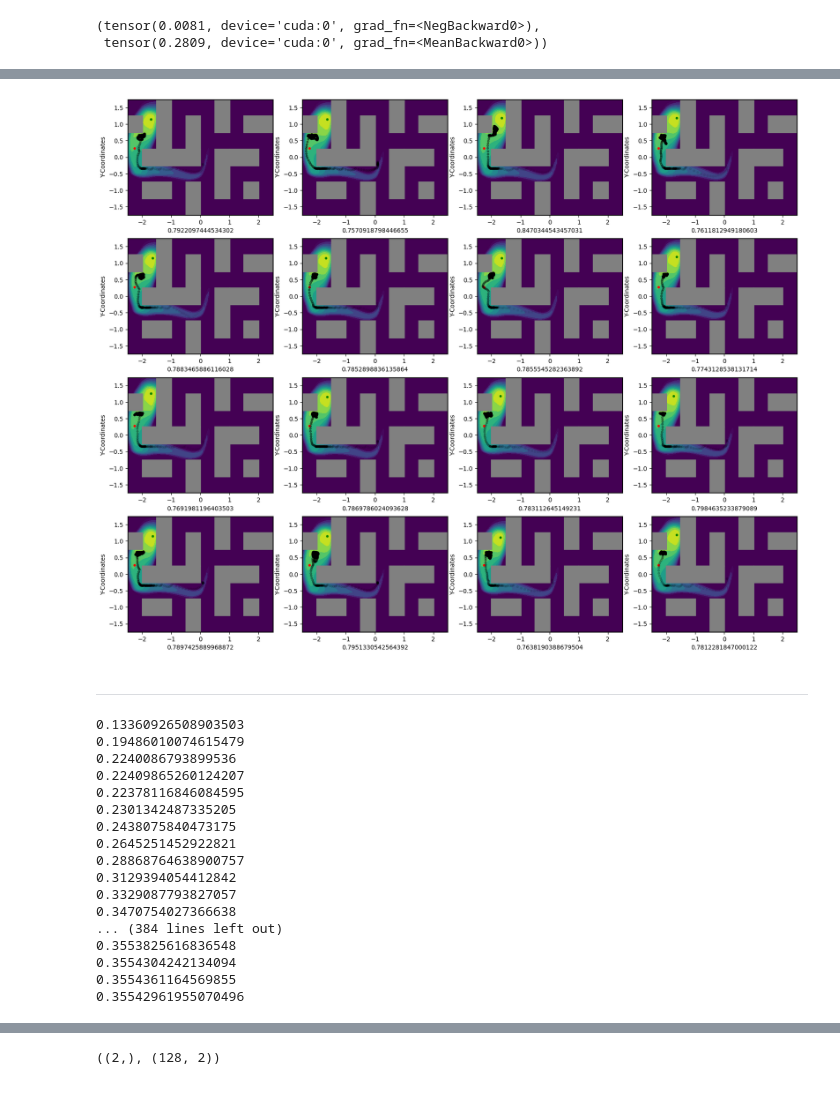
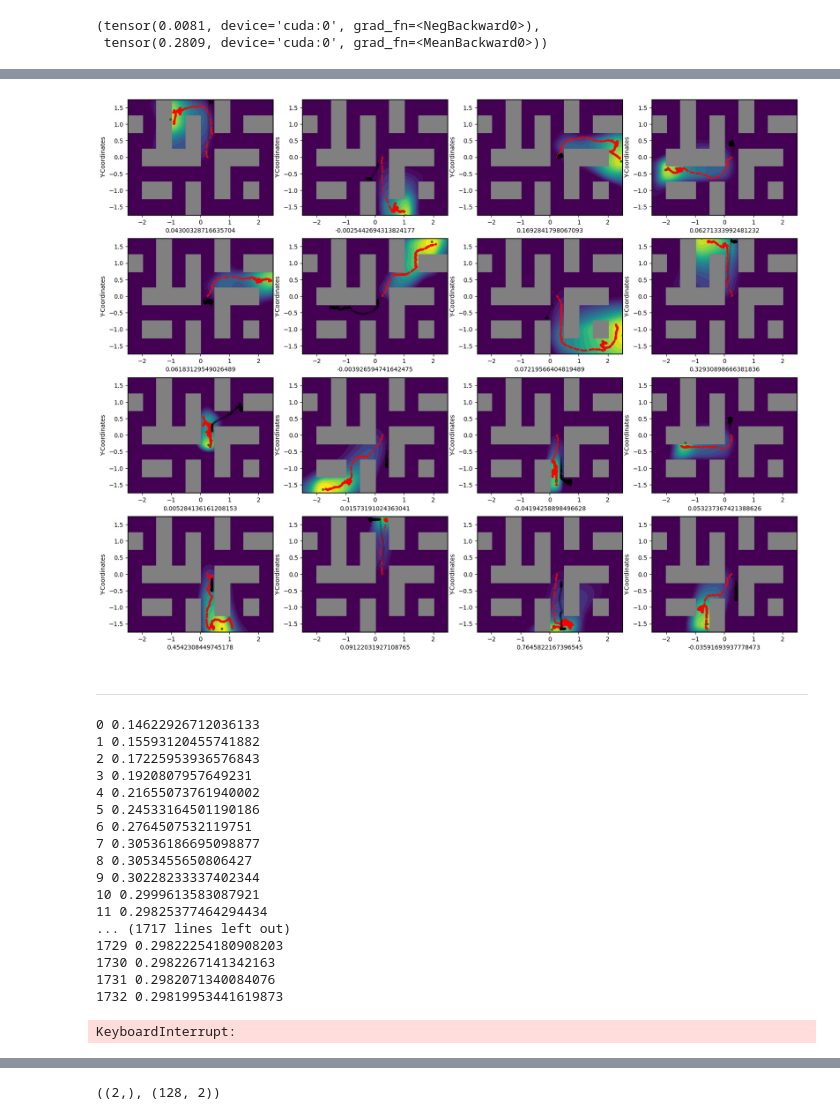
Before and after one commit to TheSun00000/fre_experiments, a Jupyter notebook: online_RG_trajectory_wise.ipynb, the cells around one changed output, grey strips where cells are left out. Drawn from its saved outputs; the diff is of its cells as text; code cells hidden in the pictures.

```diff
--- a/online_RG_trajectory_wise.ipynb
+++ b/online_RG_trajectory_wise.ipynb
@@ -1280,7 +1291,7 @@ class RNDResampling:
         return w
 # %%
 fre_network = FRENetwork(obs_len=2)
-fre_network.load_state_dict(torch.load('models/fre_network_10.pth'))
+fre_network.load_state_dict(torch.load('models/fre_network_12.pth'))
 
 reward_generator = RewardGenerator(
     obs_dim=2,
@@ -1306,7 +1317,7 @@ reward_generator = RewardGenerator(
 # reward_generator.update_new_states_buffer(x)
 # reward_generator.update_states_buffer    (x)
 
-reward_generator.new_states_buffer = torch.load('models/new_states_buffer_10.pth')['new_states_buffer']
+# reward_generator.new_states_buffer = torch.load('models/new_states_buffer_12.pth')['new_states_buffer']
 
 
 if reward_generator.new_states_buffer is not None:
@@ -1324,7 +1335,7 @@ model = ActorCriticContinuous(
     actor_hidden_layers=[512, 512, 512, 512],
     critic_hidden_layers=[512, 512, 512, 512]
 ).to(device)
-model.load_state_dict(torch.load('models/model_10.pth'))
+model.load_state_dict(torch.load('models/model_12.pth'))
 
 
 optimizer = torch.optim.Adam(model.parameters(), lr=0.0005)
@@ -1656,3 +1717,13 @@ IndexError: index 399 is out of bounds for dimension 1 with size 100
+# %%
+model = ActorCriticContinuous(
+    state_dim=4,
+    z_dim=reward_generator.len_params,
+    action_dim=2,
+    actor_hidden_layers=[512, 512, 512, 512],
+    critic_hidden_layers=[512, 512, 512, 512]
+).to(device)
+model.load_state_dict(torch.load('models/model_12.pth'))
+optimizer = torch.optim.Adam(model.parameters(), lr=0.0005)
 # %%
 info['policy_loss'], info['value_loss']
 # %% [output]
@@ -1671,7 +1742,7 @@ info['policy_loss'], info['value_loss']
 # torch.save(reward_generator.fre_network.state_dict(), 'models/online_fre_network_3.pth')
 # torch.save(model.state_dict(), 'models/online_ppo_model_3.pth')
 # %%
-reward_generator.new_states_buffer = torch.load('models/new_states_buffer_10.pth')['new_states_buffer']
+reward_generator.new_states_buffer = torch.load('models/new_states_buffer_12.pth')['new_states_buffer']
 
 # cond = (reward_generator.new_states_buffer[:, -1, 1] > -0.5) & (reward_generator.new_states_buffer[:, -1, 1] < 0) & (reward_generator.new_states_buffer[:, -1, 0] > 2)
 # cond = (reward_generator.new_states_buffer[:, -1, 1] > 1) & (reward_generator.new_states_buffer[:, -1, 1] < 1.1) & (reward_generator.new_states_buffer[:, -1, 0] < 0)
@@ -1682,7 +1753,7 @@ cond = (reward_generator.new_states_buffer[:, -1, 1] > 0.75) & (reward_generator
 
 print(cond.sum())
 
-reward_generator.new_states_buffer = reward_generator.new_states_buffer[cond][[0]]
+# reward_generator.new_states_buffer = reward_generator.new_states_buffer[cond]
 
 resampler = RNDResampling()
 dataset = reward_generator.new_states_buffer[:, -1, :].reshape(-1, 2)
@@ -1720,8 +1791,8 @@ base_z = info['base_z']
 anchors, anchors_rewards = info['anchors'], info['anchors_rewards']
 # %%
 trajectories = []
-for _ in tqdm(range(1)):
-    trajectories.append(collect_trajectories(eval_env, eval_z, model, n_steps=EPISODE_LENGTH, reward_generator=reward_generator))
+for _ in tqdm(range(1)):trajectories.append(collect_trajectories(eval_env, eval_z, model, n_steps=EPISODE_LENGTH, reward_generator=reward_generator))
+# for _ in tqdm(range(1)):trajectories.append(collect_trajectories(eval_env, base_z, model, n_steps=EPISODE_LENGTH, reward_generator=reward_generator))
 # %%
 s = 100
 x1_vals = np.linspace(-X1_RANGE, X1_RANGE, s)
@@ -1760,40 +1831,40 @@ for i in tqdm(range(len(eval_z))):
     # axs[i].scatter(coods[:, 0].cpu(), coods[:, 1].cpu(), c='red', alpha=0.3, s=20)
     # axs[i].pcolormesh(X1, X2, r.reshape(X1.shape), shading='gouraud', alpha=1, vmin=0.0, vmax=1)
     axs[i].contourf(X1, X2, r.reshape(X1.shape), levels=20, alpha=1, vmin=0.1, vmax=1.0)
-    # axs[i].scatter(anchors[i, :, 0].cpu(), anchors[i, :, 1].cpu(), c='red', s=anchors_rewards[i, :, 0].reshape(-1).cpu()*10)
+    axs[i].scatter(anchors[i, :, 0].cpu(), anchors[i, :, 1].cpu(), c='red', s=anchors_rewards[i, :, 0].reshape(-1).cpu()*10)
     # axs[i].scatter(anchors[i, -1, 0].cpu(), anchors[i, -1, 1].cpu(), c=anchors_rewards[i, -1, 0],  edgecolors='red', vmin=0, vmax=1)
     # axs[i].scatter(anchors[i, 0, 0].cpu(), anchors[i, 0, 1].cpu(), c='red', s=anchors_rewards[i, 0, 0].reshape(-1).cpu()*100)
     axs[i].scatter(info['get_training_data:info']['base_anchors'][i, -1, 0].cpu(), info['get_training_data:info']['base_anchors'][i, -1, 1].cpu(), c='red', s=anchors_rewards[i, -1, 0].reshape(-1).cpu()*10)
 
     r_argmax = state[r.argmax(), :2].cpu()
 
 
 
     for j in range(len(trajectories)):
         trajectory, _ = trajectories[j]
         coords = trajectory['states'][EPISODE_LENGTH*i:EPISODE_LENGTH*(i+1), :2]
         r_mean = trajectory['rewards'][EPISODE_LENGTH*i:EPISODE_LENGTH*(i+1)][-10:].mean()
         axs[i].scatter(coords[:, 0], coords[:, 1], alpha=np.linspace(0.0, 1, len(coords)), s=10, c='black')
         # axs[i].scatter(coords[EPISODE_LENGTH//4*3, 0], coords[EPISODE_LENGTH//4*3, 1], s=100, c='black', marker='x')
 
         v = trajectory['actions'][EPISODE_LENGTH*i:EPISODE_LENGTH*(i+1), :2]
         for c in range(0, len(coords), 50):
             x, y = coords[c]
             vx, vy = v[c:c+50].mean(0) / 10
             # axs[i].arrow(x, y, vx, vy, head_width=0.05, fc='red', ec='red')
 
         axs[i].set_xlabel("X-Coordinates")  # Change this to your appropriate label
         axs[i].set_xlabel(f"{r_mean}")
         axs[i].set_ylabel("Y-Coordinates")
         # axs[i].set_xlim([-2, 2])
         # axs[i].set_ylim([-2, 2])
     add_largest_maze_walls(axs[i])
 
     axs[i].scatter(r_argmax[0].cpu(), r_argmax[1].cpu(), c='green', s=10)
 
 plt.show()
 # %% [output]
-[figure, old version]
+[figure, new version]
 # %% [markdown]
 ---
 # %%
@@ -1809,8 +1880,8 @@ actions_list = []
 
 states_list.append(io_torch.jax_to_torch(state.obs[0, :2]).cpu())
 # %%
-for _ in tqdm(range(400)):
-    actions = io_torch.torch_to_jax(torch.normal(0, 1, (128,2)))
+for _ in tqdm(range(5000)):
+    actions = io_torch.torch_to_jax((torch.rand((128, 2)) * 2 - 1))
 
     next_state = step_fn(state, actions)
     observation = io_torch.jax_to_torch(next_state.obs).to(device)
@@ -1827,27 +1898,26 @@ for _ in tqdm(range(400)):
     states_list.append(io_torch.jax_to_torch(state.obs[0, :2]))
     actions_list.append(io_torch.jax_to_torch(action))
 
-    print(r.max().item())
+    print(_, r.max().item())
 
     # break
-
-states_list = torch.stack(states_list)
 # %% [output]
-0.13360926508903503
-0.19486010074615479
-0.2240086793899536
-0.22409865260124207
-0.22378116846084595
-0.2301342487335205
-0.2438075840473175
-0.2645251452922821
-0.28868764638900757
-0.3129394054412842
-0.3329087793827057
-0.3470754027366638
-... (384 lines left out)
-0.3553825616836548
-0.3554304242134094
-0.3554361164569855
-0.35542961955070496
+0 0.14622926712036133
+1 0.15593120455741882
+2 0.17225953936576843
+3 0.1920807957649231
+4 0.21655073761940002
+5 0.24533164501190186
+6 0.2764507532119751
+7 0.30536186695098877
+8 0.3053455650806427
+9 0.30228233337402344
+10 0.2999613583087921
+11 0.29825377464294434
+... (1717 lines left out)
+1729 0.29822254180908203
+1730 0.2982267141342163
+1731 0.2982071340084076
+1732 0.29819953441619873
+KeyboardInterrupt:
 # %%
```
Also changed, not shown: parts of 15 cells of this notebook, 3 other files.
